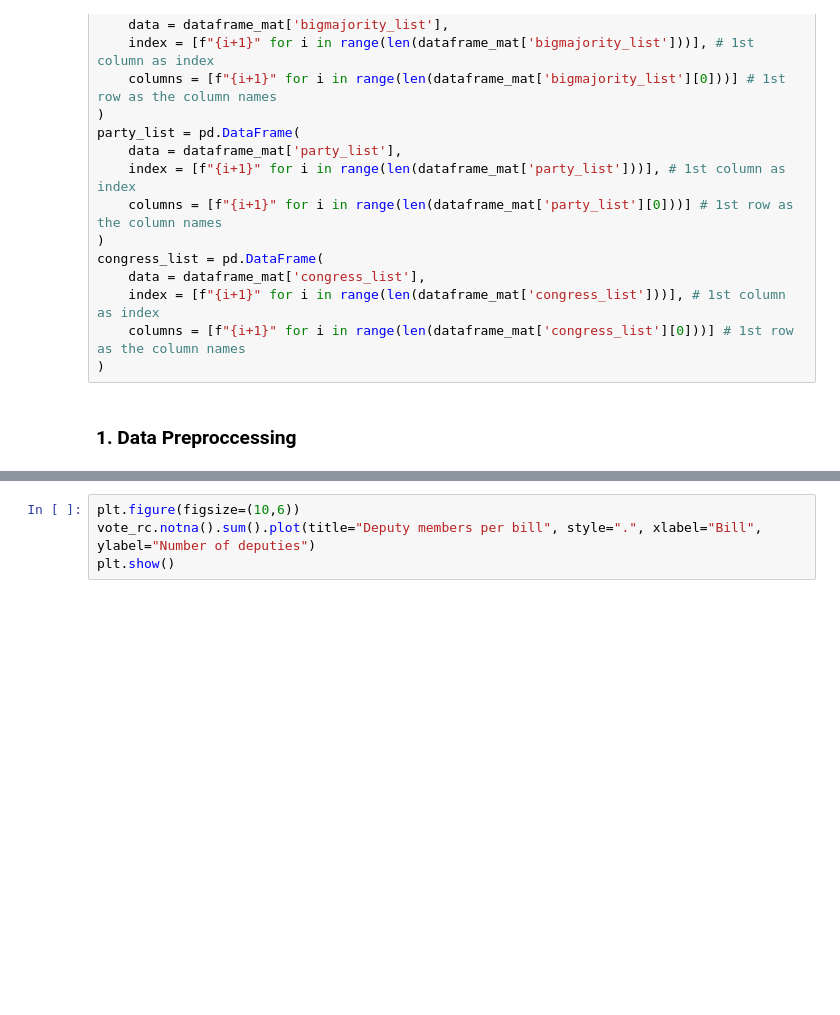
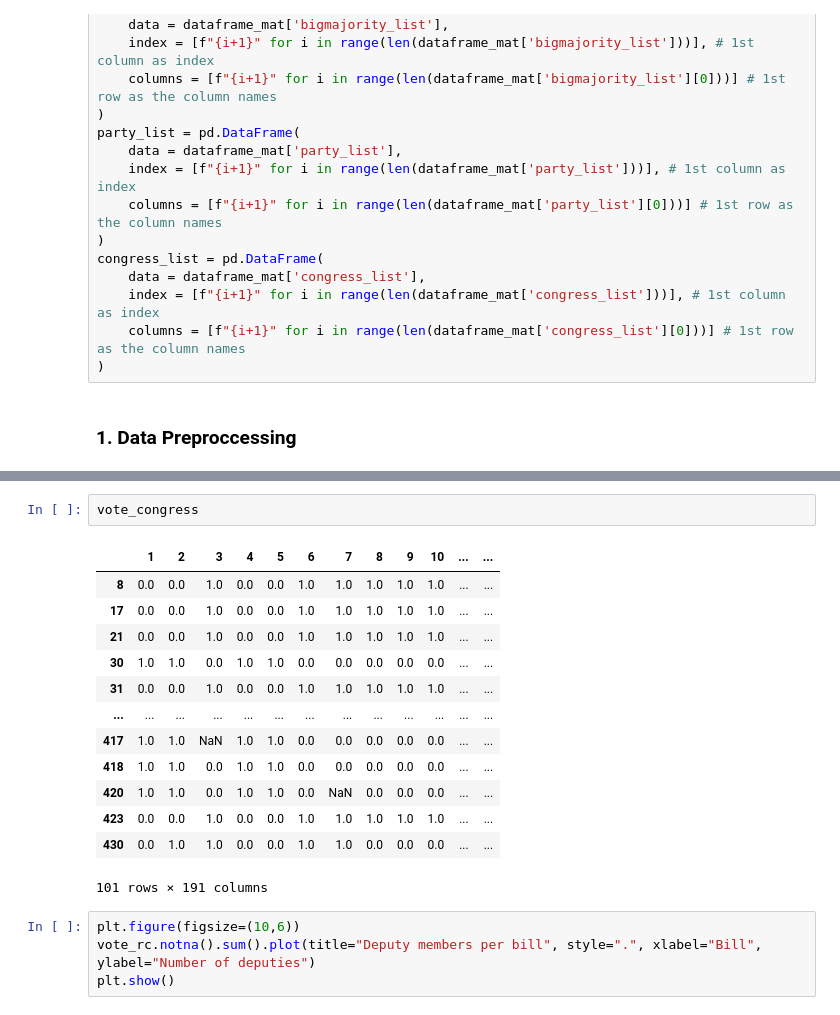
Before and after one commit to arroneq/KPI-FAM-subjects, a Jupyter notebook: Weekly diploma reports/Homework №3/one congress polarization.ipynb, the cells around one changed output, grey strips where cells are left out. Cells and saved outputs as stored; diff of their text form; blank space fills up the shorter version.

```diff
--- a/Weekly diploma reports/Homework №3/one congress polarization.ipynb
+++ b/Weekly diploma reports/Homework №3/one congress polarization.ipynb
@@ -110,3 +110,19 @@ Number of deputies in the congress = 108
+# %%
+vote_congress
+# %% [output]
+|  | 1 | 2 | 3 | 4 | 5 | 6 | 7 | 8 | 9 | 10 | ... | ... |
+| 8 | 0.0 | 0.0 | 1.0 | 0.0 | 0.0 | 1.0 | 1.0 | 1.0 | 1.0 | 1.0 | ... | ... |
+| 17 | 0.0 | 0.0 | 1.0 | 0.0 | 0.0 | 1.0 | 1.0 | 1.0 | 1.0 | 1.0 | ... | ... |
+| 21 | 0.0 | 0.0 | 1.0 | 0.0 | 0.0 | 1.0 | 1.0 | 1.0 | 1.0 | 1.0 | ... | ... |
+| 30 | 1.0 | 1.0 | 0.0 | 1.0 | 1.0 | 0.0 | 0.0 | 0.0 | 0.0 | 0.0 | ... | ... |
+| 31 | 0.0 | 0.0 | 1.0 | 0.0 | 0.0 | 1.0 | 1.0 | 1.0 | 1.0 | 1.0 | ... | ... |
+| ... | ... | ... | ... | ... | ... | ... | ... | ... | ... | ... | ... | ... |
+| 417 | 1.0 | 1.0 | NaN | 1.0 | 1.0 | 0.0 | 0.0 | 0.0 | 0.0 | 0.0 | ... | ... |
+| 418 | 1.0 | 1.0 | 0.0 | 1.0 | 1.0 | 0.0 | 0.0 | 0.0 | 0.0 | 0.0 | ... | ... |
+| 420 | 1.0 | 1.0 | 0.0 | 1.0 | 1.0 | 0.0 | NaN | 0.0 | 0.0 | 0.0 | ... | ... |
+| 423 | 0.0 | 0.0 | 1.0 | 0.0 | 0.0 | 1.0 | 1.0 | 1.0 | 1.0 | 1.0 | ... | ... |
+| 430 | 0.0 | 1.0 | 1.0 | 0.0 | 0.0 | 1.0 | 1.0 | 0.0 | 0.0 | 0.0 | ... | ... |
+101 rows × 191 columns
 # %%
 plt.figure(figsize=(10,6))
 vote_rc.notna().sum().plot(title="Deputy members per bill", style=".", xlabel="Bill", ylabel="Number of deputies")
```
Also changed, not shown: parts of 10 cells of this notebook.
